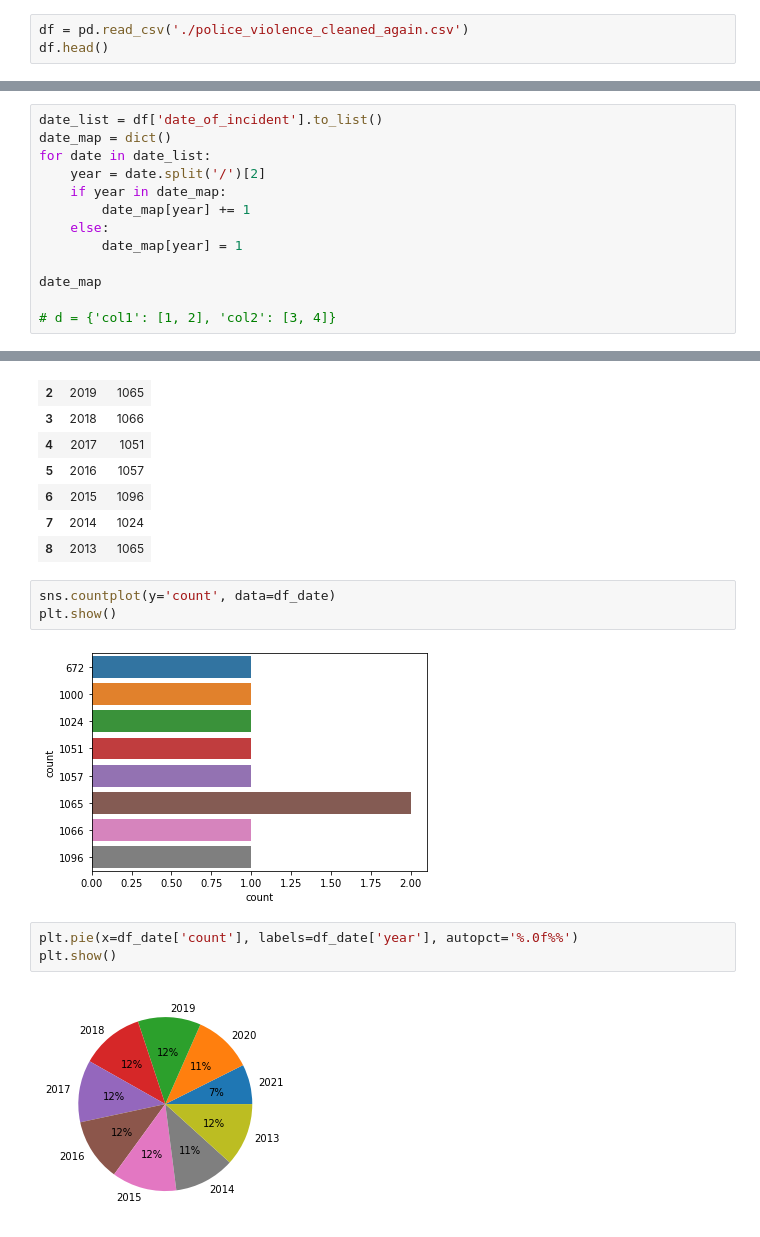
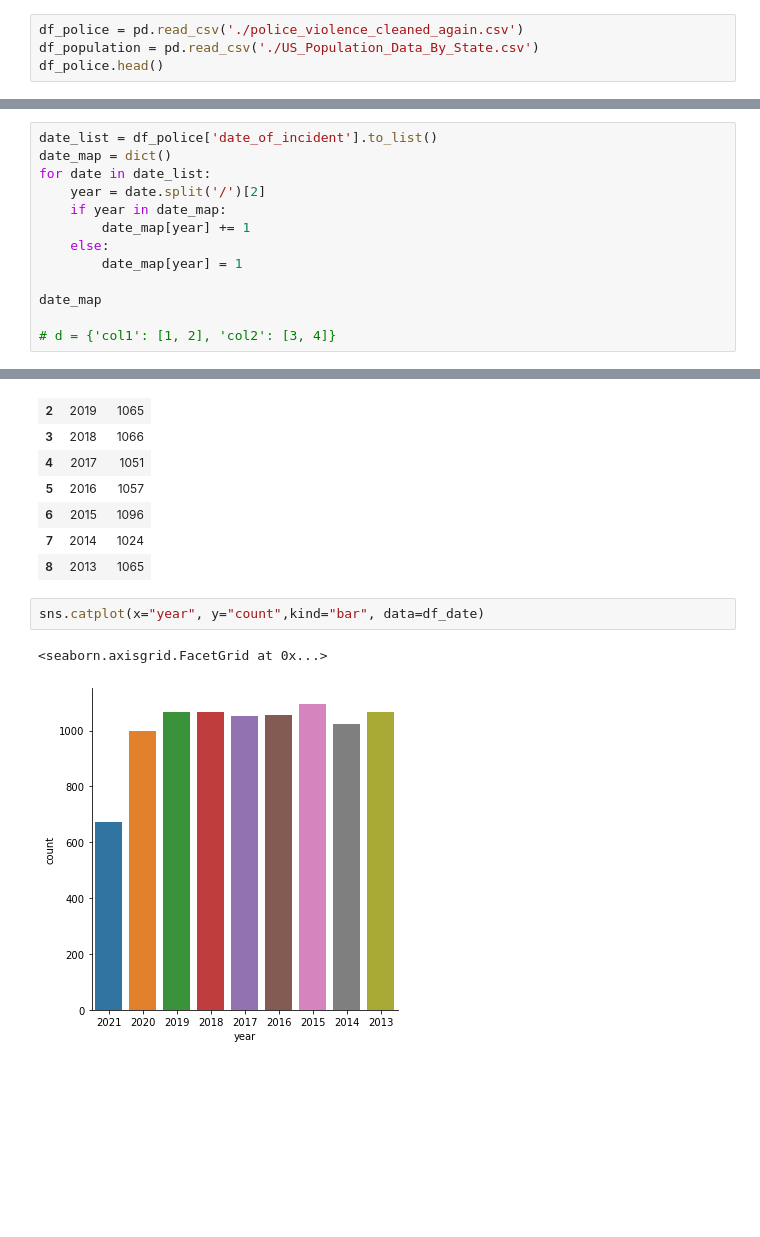
Before and after one commit to javohirhalimov/Police-Firearm-Discharge, a Jupyter notebook: Project.ipynb, the cells around one changed output, grey strips where cells are left out. Saved outputs shown, nothing was run; the diff lists cells and outputs as text; blank space fills up the shorter version.

Commit message:
Added population dataset

```diff
--- a/Project.ipynb
+++ b/Project.ipynb
@@ -4,8 +4,9 @@ import numpy as np
 import matplotlib.pyplot as plt
 import seaborn as sns
 # %%
-df = pd.read_csv('./police_violence_cleaned_again.csv')
-df.head()
+df_police = pd.read_csv('./police_violence_cleaned_again.csv')
+df_population = pd.read_csv('./US_Population_Data_By_State.csv')
+df_police.head()
 # %% [output]
 |  | name | age | gender | race | date_of_incident | city | state | zipcode | responsible_agency | ... |
 | 0 | Jose Oyuela-Palma | 49 | Male | Unknown race | 9/21/2021 | Henderson | NV | 89002 | Henderson Police Department | ... |
@@ -33,7 +54,7 @@ plt.show()
 # %% [output]
 [figure]
 # %%
-date_list = df['date_of_incident'].to_list()
+date_list = df_police['date_of_incident'].to_list()
 date_map = dict()
 for date in date_list:
     year = date.split('/')[2]
@@ -73,12 +94,7 @@ df_date
 | 7 | 2014 | 1024 |
 | 8 | 2013 | 1065 |
 # %%
-sns.countplot(y='count', data=df_date)
-plt.show()
+sns.catplot(x="year", y="count",kind="bar", data=df_date)
 # %% [output]
+<seaborn.axisgrid.FacetGrid at 0x...>
-[figure, old version]
+[figure, new version]
-# %%
-plt.pie(x=df_date['count'], labels=df_date['year'], autopct='%.0f%%')
-plt.show()
-# %% [output]
-[figure, removed]
```
Also changed, not shown: parts of 7 cells of this notebook, 1 other file.
